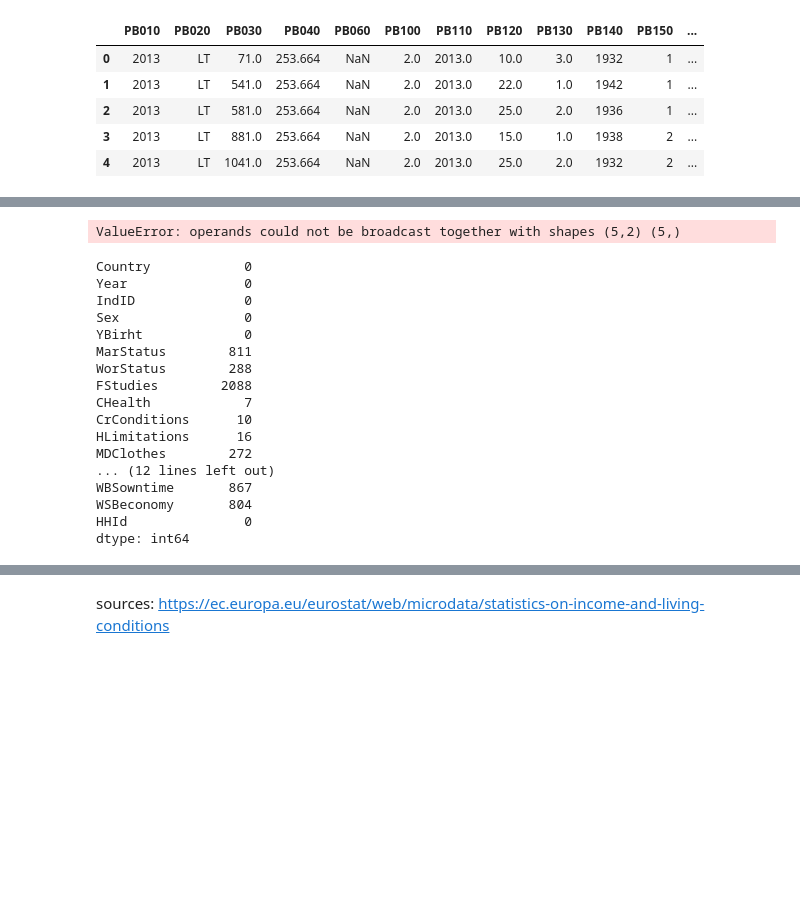
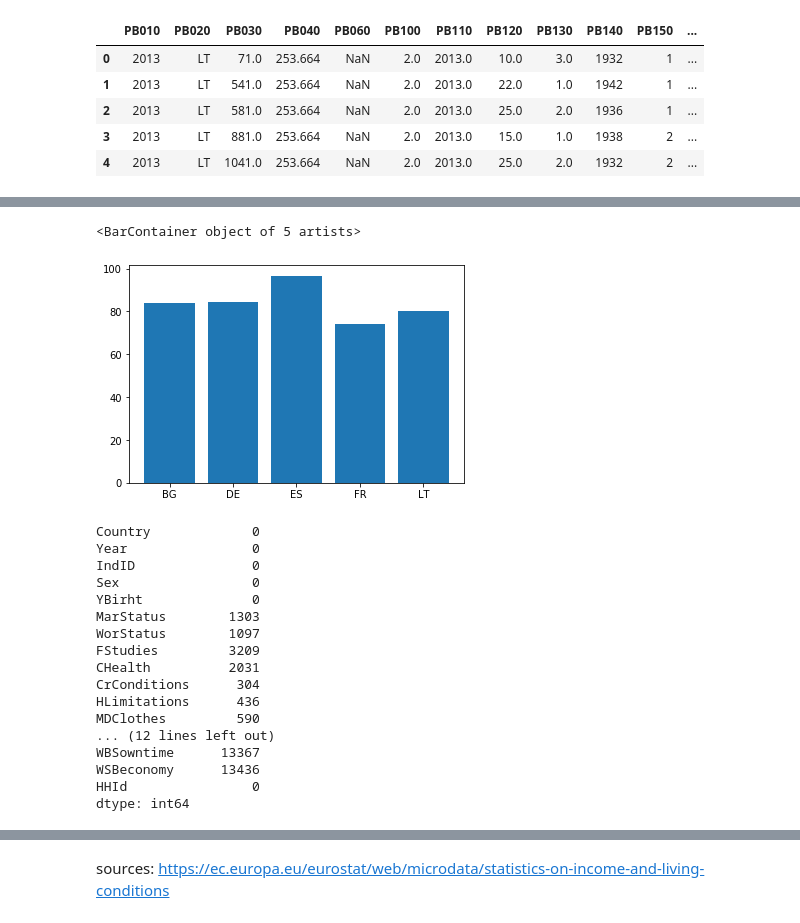
Before and after one commit to mariaferrol1988/happiness-eu-project, a Jupyter notebook: data-processing/data-processing.ipynb, the cells around one changed output, grey strips where cells are left out. Cells and saved outputs as stored; diff of their text form; code cells hidden in the pictures; blank space fills up the shorter version.

```diff
--- a/data-processing/data-processing.ipynb
+++ b/data-processing/data-processing.ipynb
@@ -61,6 +57,23 @@ df_temp.head()
 | 4 | 2013 | LT | 1041.0 | 253.664 | NaN | 2.0 | 2013.0 | 25.0 | 2.0 | 1932 | 2 | ... |
 # %%
 %%time
+# Application to open dfs
+
+cr_list = ['LT','FR','ES','DE','BG'] # List with the prefix of the dfs
+d_filelist = filelist('./files/','_2013p_EUSILC.csv',cr_list) # udf application to obtain the list of names
+myvar_list = ['PB010','PB020','PB030','PB040','PB060','PB100','PB110','PB120','PB130', # list of usecols to be used
+ 'PB140','PB150','PB190','PB200','PB220A','PE010','PE020','PE040','PL031',
+ 'PL035','PL015','PL020','PL025','PL040','PL051','PL060','PL100', 'PL111',
+ 'PL120','PL130','PL140','PL150','PL160','PL170','PL180','PL190', 'PH010',
+ 'PH020','PH030','PH040','PH050','PH060','PH070','PY020N','PY035N',
+ 'PY010G','PY020G','PY021G','PY030G','PY031G','PY035G','PY050G','PY080G',
+ 'PY090G','PY100G','PY110G','PY120G','PY130G','PY140G','PY200G','PD020',
+ 'PD030','PD050','PD060','PD070','PD080','PD090','PW010','PW020','PW030',
+ 'PW040','PW050','PW060','PW070','PW080','PW090','PW100','PW110','PW120',
+ 'PW130','PW140','PW150','PW160','PW170','PW180','PW190','PW200','PW210',
+ 'PW220','PX010','PX020','PX030','PX040','PX050','PX200']
+df_temp = concatenated_df(d_filelist, myvar_list) # udf to open files and concatenate then into a df
+
 var_selection = ['PB020','PB010', 'PB030','PB150','PB140','PB190','PL031','PE040','PH010','PH020','PH030',
                'PD020','PD030','PD050','PD060','PD070','PD080', 'PW050','PW060','PW070','PW080','PW090',
                'PW010','PW030','PW120','PW160']
@@ -79,4 +92,18 @@ df_temp.rename(columns = {'PB020':'Country','PB010':'Year','PB030':'IndID','PB15
 # El identificador del individuo lleva asociado el código del hogar. El identificador del individuo son los dos últimos dígitos
 # de el Id del individuo y el resto es el Id de su hogar
 df_temp['HHId'] = df_temp['IndID'].apply(lambda x: str(x)[:-2]).astype(int)
+
+# Generamos un código único por individuo y año y repetimos la operación por hogar, aunque en el caso del hogar los IDs estarán
+# repetidos para las personas que conformen la misma unidad
+df_temp['Year_HHid'] = df_temp['Year'].astype(str) + '_'+ df_temp['HHId'].astype(str)
+df_temp['Year_IndID'] = df_temp['Year'].astype(str) + '_'+ df_temp['IndID'].astype(str)
+
+# Conversión variable género
+df_temp['Sex'] = df_temp['Sex'].apply(lambda x: 'Hombre' if x == 1 else 'Mujer')
+
+# Conversión año de nacimiento en edad
+df_temp['AgeNumeric'] = df_temp['Year'] - df_temp['YBirht']
+
+# Convertimos la variable de condiciones de salud en numérica, que si bien es categórica es ordinal
+df_temp['CHealth'] = df_temp['CHealth'].apply(to_numeric)
 # %% [output]
@@ -85,24 +112,27 @@ Wall time: 239 ms
-# %%
-df_temp.groupby(['Country'])['IndID'].coun / df_temp.groupby(['Country'])['WSOovsat'].count()
-# %% [output]
-ValueError: operands could not be broadcast together with shapes (5,2) (5,)
+# %%
+# Declarate satisfaction with lifestyle rates are quite different
+swl = pd.DataFrame(df_temp.groupby(['Country'])['WSOovsat'].count() / df_temp.groupby(['Country'])['IndID'].count() * 100).reset_index()
+plt.bar(x = swl['Country'], height = swl[0])
+# %% [output]
+<BarContainer object of 5 artists>
+[figure, added]
 # %%
-df_temp[df_temp['Country'] == 'ES'].isna().sum()
+df_temp.isna().sum()
 # %% [output]
-Country            0
-Year               0
-IndID              0
-Sex                0
-YBirht             0
-MarStatus        811
-WorStatus        288
-FStudies        2088
-CHealth            7
-CrConditions      10
-HLimitations      16
-MDClothes        272
+Country             0
+Year                0
+IndID               0
+Sex                 0
+YBirht              0
+MarStatus        1303
+WorStatus        1097
+FStudies         3209
+CHealth          2031
+CrConditions      304
+HLimitations      436
+MDClothes         590
 ... (12 lines left out)
-WBSowntime       867
-WSBeconomy       804
-HHId               0
+WBSowntime      13367
+WSBeconomy      13436
+HHId                0
 dtype: int64
```
Also changed, not shown: parts of 6 cells of this notebook.
